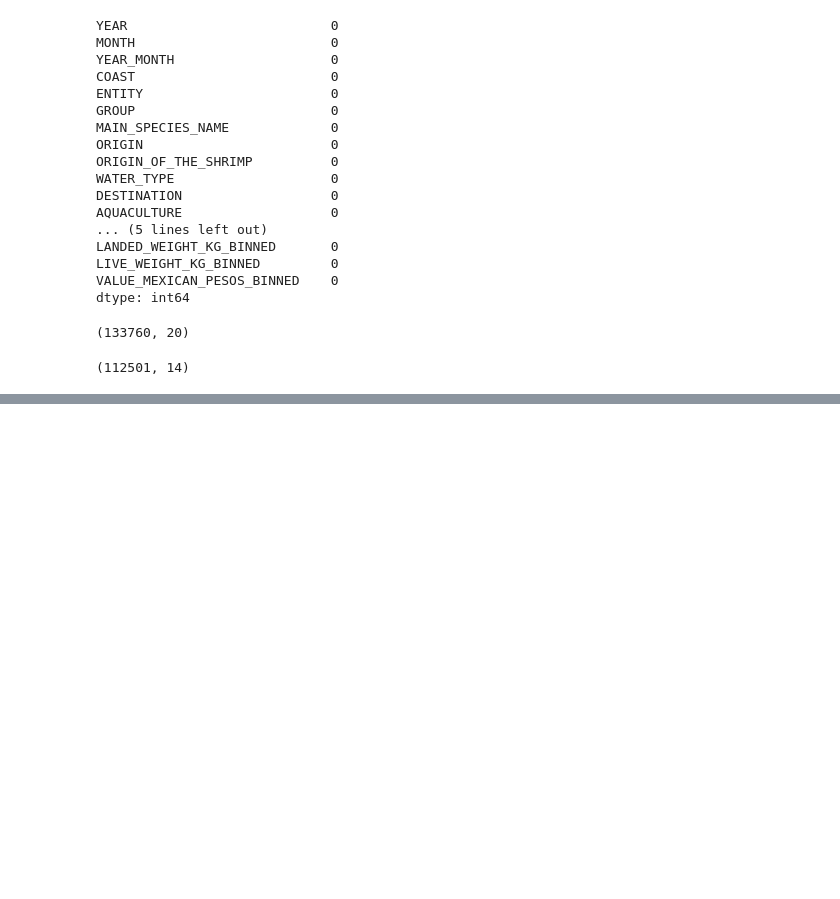
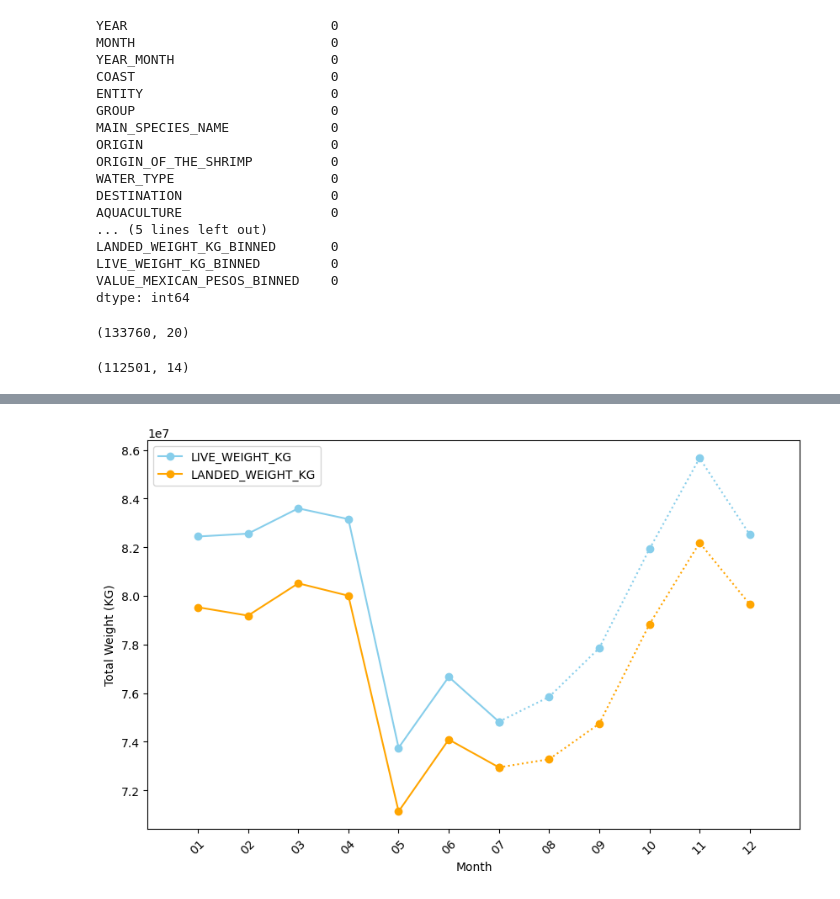
Before and after one commit to abdjmk/m-fishprice-prediction, a Jupyter notebook: work.ipynb, the cells around one changed output, grey strips where cells are left out. Drawn from its saved outputs; the diff is of its cells as text; code cells hidden in the pictures; blank space fills up the shorter version.

```diff
--- a/work.ipynb
+++ b/work.ipynb
@@ -631,0 +858,32 @@ dt2.shape
+# %%
+import matplotlib.pyplot as plt
+
+# Filter the dataset for MAIN_SPECIES_NAME='MOJARRA'
+mojarra_data = dt2[dt2['MAIN_SPECIES_NAME'] == 'MOJARRA']
+
+# Group the data by MONTH and calculate the sum of LIVE_WEIGHT_KG and LANDED_WEIGHT_KG
+grouped_data = mojarra_data.groupby('MONTH_NO')[['LIVE_WEIGHT_KG', 'LANDED_WEIGHT_KG']].sum()
+
+# Create a list of all months
+months = ['01', '02', '03', '04', '05', '06', '07', '08', '09', '10', '11', '12']
+
+# Plot the line chart
+plt.figure(figsize=(10, 6))
+
+# Set linestyle to dotted for the range of months from 07 to 12
+plt.plot(range(0, 7), grouped_data['LIVE_WEIGHT_KG'][:7], marker='o', linestyle='-', color='skyblue')
+plt.plot(range(0, 7), grouped_data['LANDED_WEIGHT_KG'][:7], marker='o', linestyle='-', color='orange')
+
+plt.plot(range(6, 12), grouped_data['LIVE_WEIGHT_KG'][6:], marker='o', linestyle=':', color='skyblue')
+plt.plot(range(6, 12), grouped_data['LANDED_WEIGHT_KG'][6:], marker='o', linestyle=':', color='orange')
+
+# plt.title("Total LIVE_WEIGHT_KG and LANDED_WEIGHT_KG of 'MOJARRA' by Month")
+plt.xlabel('Month')
+plt.ylabel('Total Weight (KG)')
+plt.legend(['LIVE_WEIGHT_KG', 'LANDED_WEIGHT_KG'])
+plt.xticks(range(len(months)), months)
+plt.xticks(rotation=45)
+plt.xlim(-1, 12)
+plt.show()
+# %% [output]
+[figure, added]
```
Also changed, not shown: parts of 10 cells of this notebook, 3 other files.
